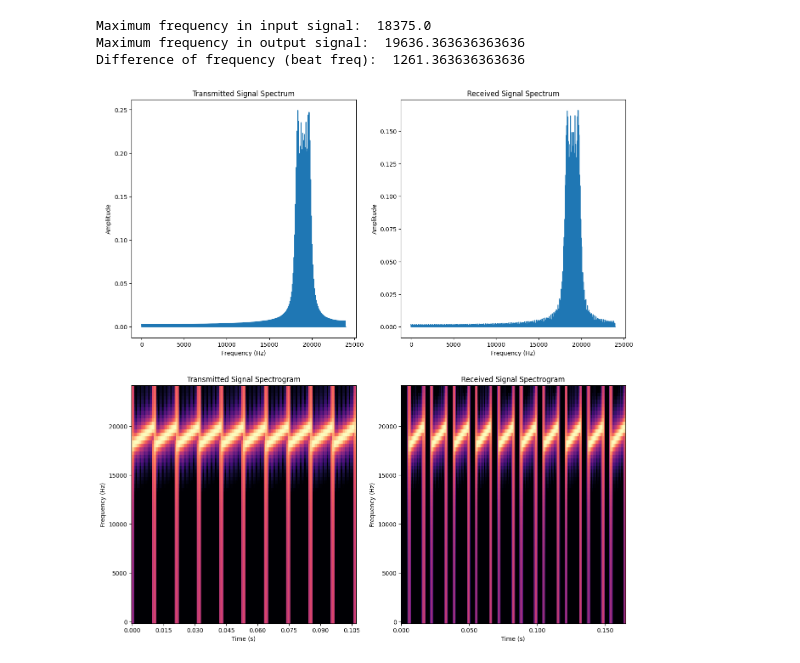
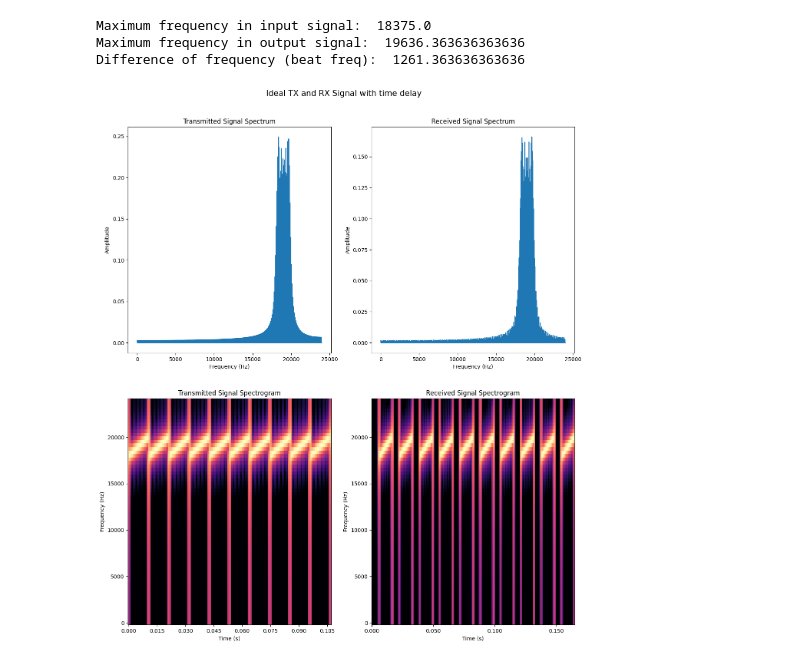
Before and after one commit to EshitaKhanna/FMCW, a Jupyter notebook: Verification Experiment/FMCW /FMCW Ideal Case.ipynb, the cells around one changed output. Saved outputs shown, nothing was run; the diff lists cells and outputs as text; code cells hidden in the pictures.

```diff
--- a/Verification Experiment/FMCW /FMCW Ideal Case.ipynb
+++ b/Verification Experiment/FMCW /FMCW Ideal Case.ipynb
@@ -64,9 +70,18 @@ def signal_info(signal, sample_rate):
 # %%
 def plot_spectogram(signal, sr, n_fft = 128, title = "Spectrogram", hop_length = None, win_length = None, ax = None):
     '''
+    Displays a spectrogram (Frequency vs Time) for a signal
+
     Parameters:
     signal (np.array): the signal
-    n_fft (num): length of the windowed signal
+    n_fft (num): length of the windowed signal.
+       Default is 128
+    title (str): title of plot. Default is "Spectrogram".
+    hop_length (int): number of audio samples between adjacent STFT columns.
+        If hop_length is not given then its value is taken as int(n_fft / 4)
+    win_length (int <= n_fft): Each frame of audio is windowed by window of this length
+    ax(matplotlib.axes.Axes): The target axes instance for the plot.
+
     '''
     if hop_length is None:
         hop_length = int(n_fft / 4)
@@ -141,7 +195,9 @@ sf.write('18-20kHz_chirp_delayed_python.wav', delayed_chirp, sampling_rate)'''
 # %%
-signal, sample_rate =librosa.load("/Users/Eshita/Desktop/Stuff/FMCW/ToneExperiment/Chirp/Chirp Data/Chirp Transmitted/18-20kHz_chirp_rep_python.wav", sr = 48000)
-chirp_rec, sample_rate = librosa.load("/Users/Eshita/Documents/18-20kHz_chirp_10.75ms_delayed_rep.wav", sr = 48000)
+# Load the transmitted and received signals
+signal, sample_rate =librosa.load("/Users/Eshita/Desktop/Stuff/FMCW/FMCW Repo/Verification Experiment/FMCW /FMCW Data/18-20kHz_chirp_rep_python.wav", sr = 48000)
+chirp_rec, sample_rate = librosa.load("/Users/Eshita/Desktop/Stuff/FMCW/FMCW Repo/Verification Experiment/FMCW /FMCW Data/18-20kHz_chirp_10.75ms_delayed_rep.wav", sr = 48000)
 
+# Display information about the signals
 print("Transmitted signal:-")
 signal_info(signal, sample_rate)
 print("\nReceived signal:-")
@@ -176,24 +234,32 @@ Maximum frequency in input signal:  18375.0
 Maximum frequency in output signal:  19636.363636363636
 Difference of frequency (beat freq):  1261.363636363636
 # %%
+# Plot the spectrum and spectrogram of the transmitted and received signal
+
 fig, ((ax1, ax2), (ax3, ax4)) = plt.subplots(nrows=2,ncols=2, figsize=(15, 16))
+fig.suptitle("Ideal TX and RX Signal with time delay", fontsize = 15)
 
 ax1.plot(F_in,A_in)
 ax1.set_xlabel('Frequency (Hz)')
 ax1.set_ylabel('Amplitude')
 ax1.set_title('Transmitted Signal Spectrum')
 
 ax2.plot(F_out,A_out)
 ax2.set_xlabel('Frequency (Hz)')
 ax2.set_ylabel('Amplitude')
 ax2.set_title('Received Signal Spectrum')
 
 plot_spectogram(signal,sample_rate, n_fft=128, title='Transmitted Signal Spectrogram', ax=ax3)
 ax3.set_title('Transmitted Signal Spectrogram')
 ax3.set_xlabel('Time (s)')
 ax3.set_ylabel('Frequency (Hz)')
 
 plot_spectogram(chirp_rec,sample_rate, n_fft=128, title='Received Signal Spectrogram', ax=ax4)
+ax4.set_title('Received Signal Spectrogram')
+ax4.set_xlabel('Time (s)')
+ax4.set_ylabel('Frequency (Hz)')
+
+plt.subplots_adjust(top=0.92)
 # %% [output]
-[figure, old version]
+[figure, new version]
 # %%
```
Also changed, not shown: parts of 16 cells of this notebook.
